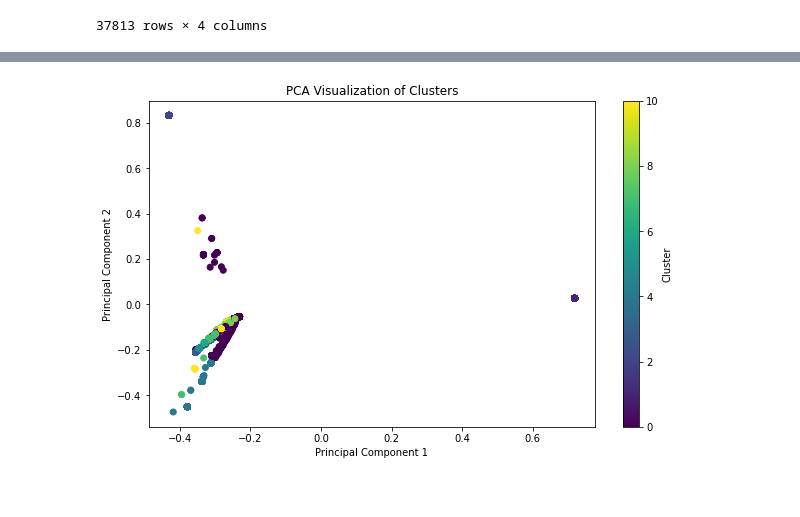
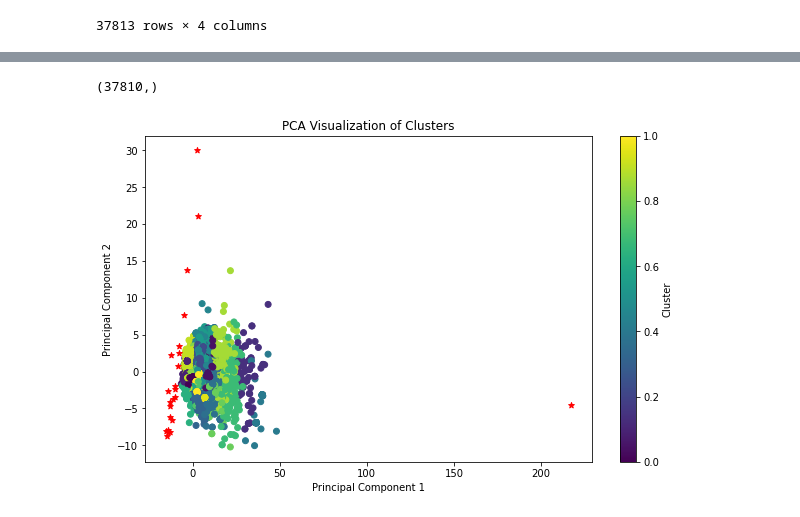
Before and after one commit to Endakota/Clustering-Calls, a Jupyter notebook: clustering_calls.ipynb, the cells around one changed output, grey strips where cells are left out. Saved outputs shown, nothing was run; the diff lists cells and outputs as text; code cells hidden in the pictures.

```diff
--- a/clustering_calls.ipynb
+++ b/clustering_calls.ipynb
@@ -151,0 +94,10 @@ tfidf_matrix_pca1 = pca.fit_transform(tfidf_matrix.toarray())
+# %%
+from sklearn.cluster import KMeans
+
+res = []
+n_clusters = 15
+# for i in range(1, n_clusters,2):
+#     print(f'Running {i}-th iteraion...')
+kmeans = KMeans(n_clusters = i, init = "k-means++", max_iter =300, n_init=10, random_state=0)
+kmeans.fit(hf)
+#     res.append(kmeans.inertia_)
@@ -151,0 +127,11 @@ tfidf_matrix_pca1 = pca.fit_transform(tfidf_matrix.toarray())
+# %%
+import matplotlib.pyplot as plt
+from sklearn.decomposition import PCA
+import numpy as np
+pca = PCA(n_components=2)
+hf_pca1 = pca.fit_transform(hf)
+
+labels = kmeans.labels_
+
+hf_pca = np.array(list(filter(lambda x: (x[0] < 100), hf_pca1)))
+hf_pca1.shape
@@ -151,0 +140,3 @@ tfidf_matrix_pca1 = pca.fit_transform(tfidf_matrix.toarray())
+# %%
+centroids1 = pca.fit_transform(centroids)
+centroids1
@@ -152,13 +161,19 @@ tfidf_matrix_pca1 = pca.fit_transform(tfidf_matrix.toarray())
+# %%
+for x in range(len(hf_pca1)):
+    if hf_pca1[x][0] > 100:
+        labels = np.delete(labels, x, axis=0)
+
+labels.shape
+# %% [output]
+(37810,)
 # %%
-# Визуализация с использованием PCA
-# нормализованный
-
 plt.figure(figsize=(10, 6))
-plt.scatter(tfidf_matrix_pca1[:, 0], tfidf_matrix_pca1[:, 1],c = labels, cmap='viridis')
+plt.scatter(hf_pca[:, 0], hf_pca[:, 1],c = labels, cmap='viridis')
+plt.scatter(centroids1[:, 0], centroids1[:, 1],marker = "*", c = 'red', cmap='viridis')
 plt.title('PCA Visualization of Clusters')
 plt.xlabel('Principal Component 1')
 plt.ylabel('Principal Component 2')
 plt.colorbar(label='Cluster')
 plt.show()
 # %% [output]
-[figure, old version]
+[figure, new version]
```
Also changed, not shown: parts of 22 cells of this notebook.
